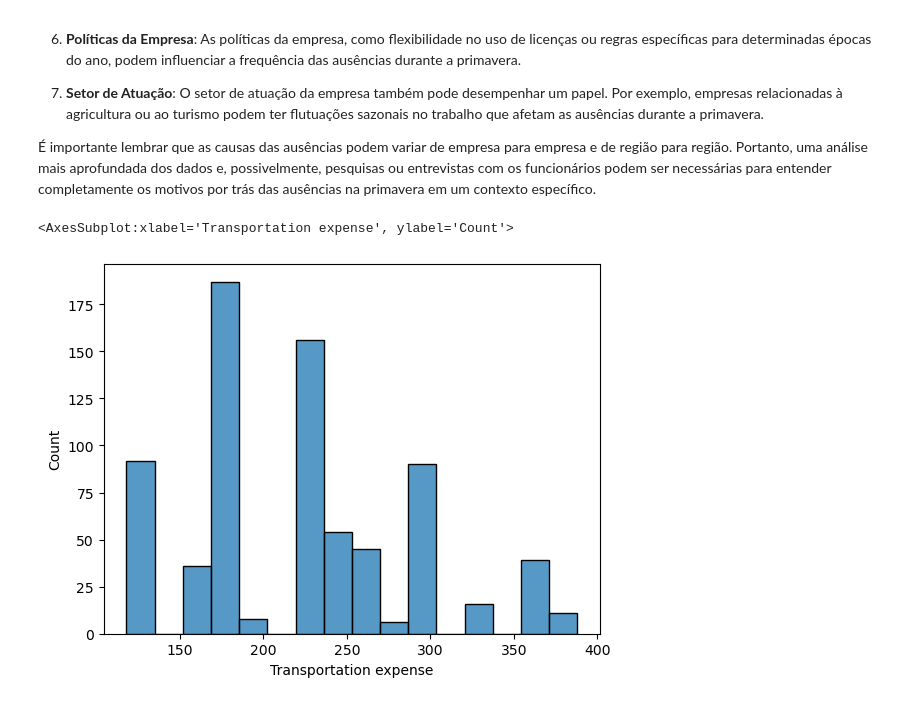
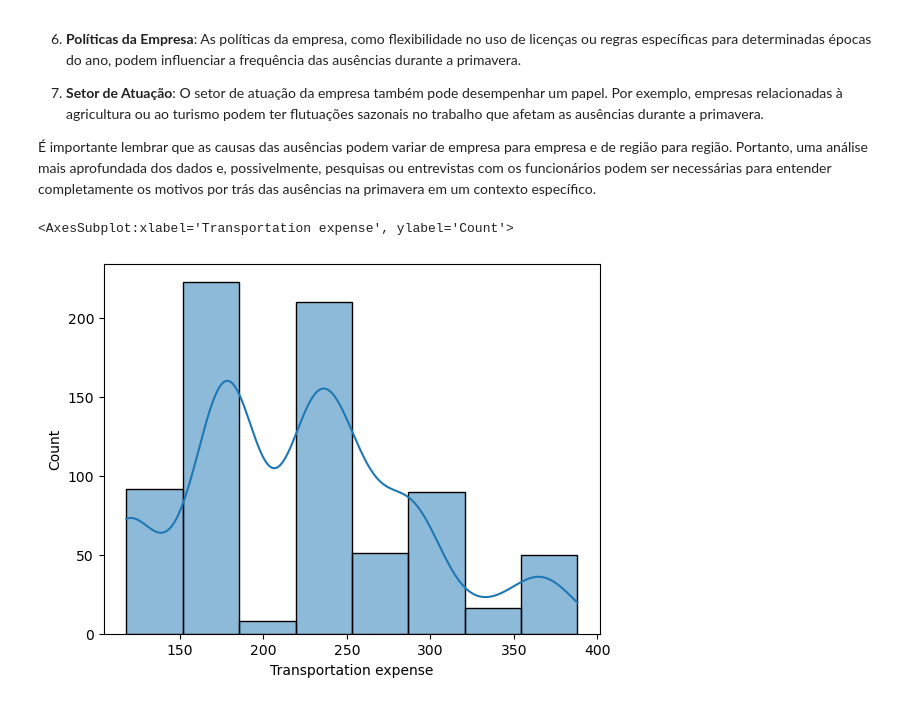
Before and after one commit to opablodantas/UCI-Absenteeism-at-Work-Analysis, a Jupyter notebook: Absenteeism_at_Work_Analysis.ipynb, the cells around one changed output. Drawn from its saved outputs; the diff is of its cells as text; code cells hidden in the pictures.

```diff
--- a/Absenteeism_at_Work_Analysis.ipynb
+++ b/Absenteeism_at_Work_Analysis.ipynb
@@ -438,7 +438,7 @@ A primavera ser a estação com mais ausências pode ser influenciado por divers
 
 É importante lembrar que as causas das ausências podem variar de empresa para empresa e de região para região. Portanto, uma análise mais aprofundada dos dados e, possivelmente, pesquisas ou entrevistas com os funcionários podem ser necessárias para entender completamente os motivos por trás das ausências na primavera em um contexto específico.
 # %%
-sns.histplot(df['Transportation expense'])
+sns.histplot(df['Transportation expense'], bins = 8, kde = True)
 # %% [output]
 <AxesSubplot:xlabel='Transportation expense', ylabel='Count'>
-[figure, old version]
+[figure, new version]
```
Also changed, not shown: parts of 2 cells of this notebook.
